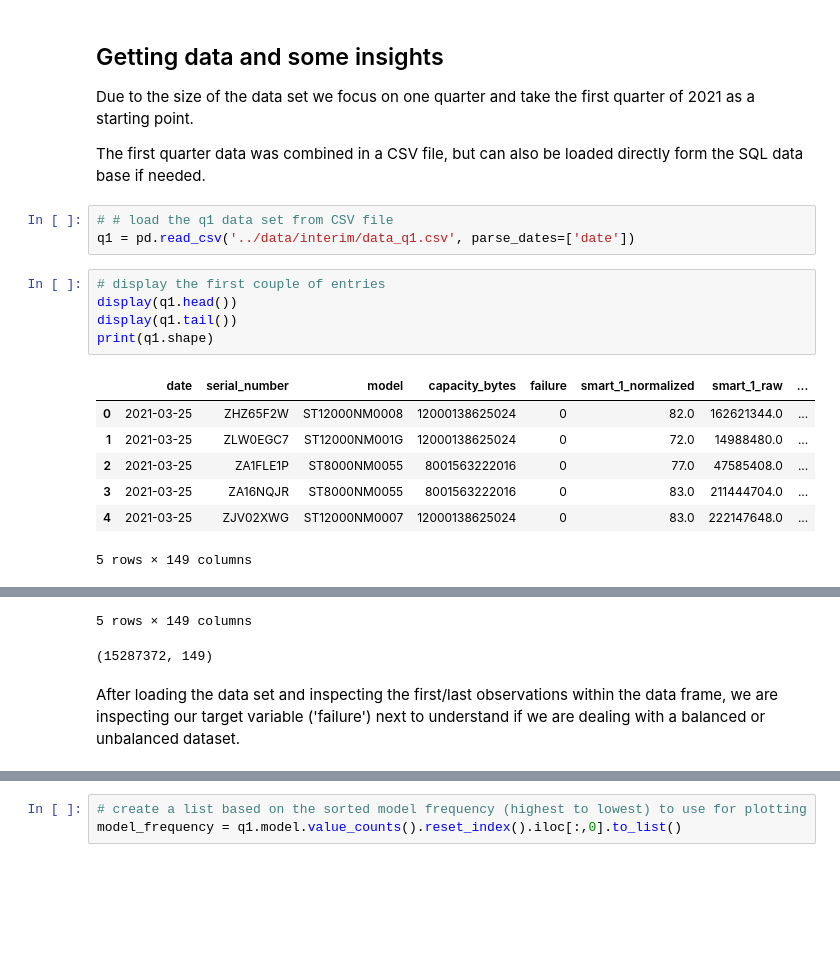
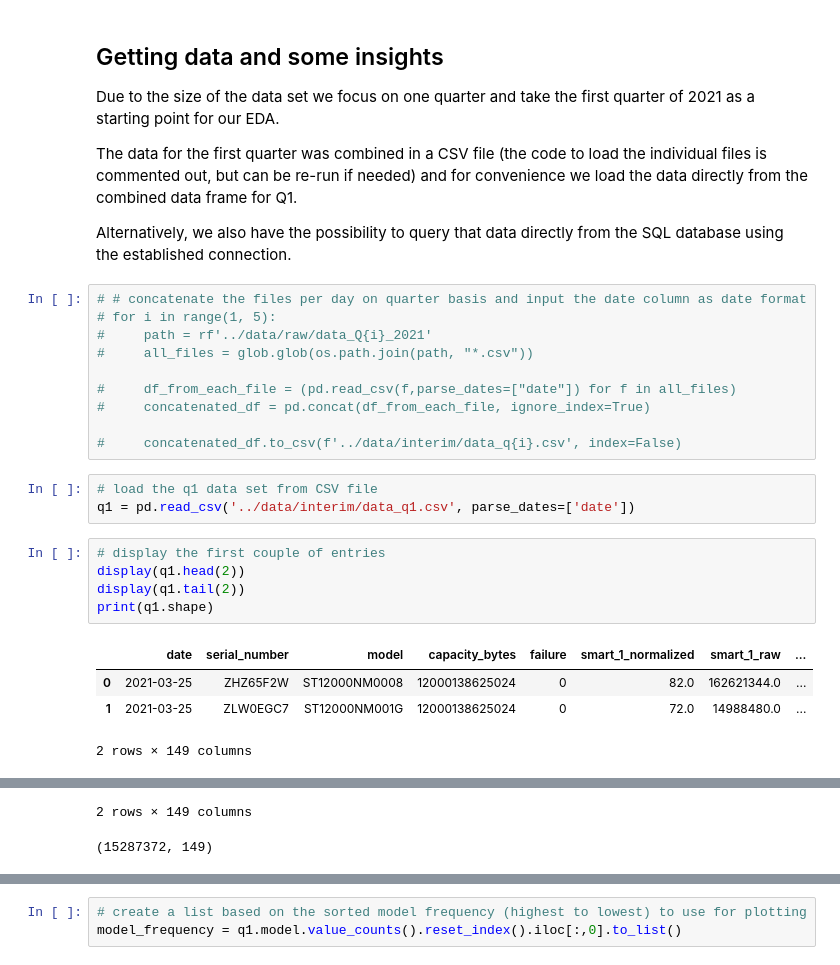
Before and after one commit to wcmphysics/DataScienceBootcamp-Capstone, a Jupyter notebook: notebooks/daniela_eda.ipynb, the cells around one changed output, grey strips where cells are left out. Drawn from its saved outputs; the diff is of its cells as text; blank space fills up the shorter version.

```diff
--- a/notebooks/daniela_eda.ipynb
+++ b/notebooks/daniela_eda.ipynb
@@ -28,23 +93,32 @@ db = create_engine(DB_STRING)
 # %% [markdown]
 ## Getting data and some insights
 
-Due to the size of the data set we focus on one quarter and take the first quarter of 2021 as a starting point.
+Due to the size of the data set we focus on one quarter and take the first quarter of 2021 as a starting point for our EDA.
 
-The first quarter data was combined in a CSV file, but can also be loaded directly form the SQL data base if needed.
+The data for the first quarter was combined in a CSV file (the code to load the individual files is commented out, but can be re-run if needed) and for convenience we load the data directly from the combined data frame for Q1.
+
+Alternatively, we also have the possibility to query that data directly from the SQL database using the established connection.
+# %%
+# # concatenate the files per day on quarter basis and input the date column as date format
+# for i in range(1, 5):
+#     path = rf'../data/raw/data_Q{i}_2021'
+#     all_files = glob.glob(os.path.join(path, "*.csv"))
+
+#     df_from_each_file = (pd.read_csv(f,parse_dates=["date"]) for f in all_files)
+#     concatenated_df = pd.concat(df_from_each_file, ignore_index=True)
+
+#     concatenated_df.to_csv(f'../data/interim/data_q{i}.csv', index=False)
 # %%
-# # load the q1 data set from CSV file
+# load the q1 data set from CSV file
 q1 = pd.read_csv('../data/interim/data_q1.csv', parse_dates=['date'])
 # %%
 # display the first couple of entries
-display(q1.head())
-display(q1.tail())
+display(q1.head(2))
+display(q1.tail(2))
 print(q1.shape)
 # %% [output]
 |  | date | serial_number | model | capacity_bytes | failure | smart_1_normalized | smart_1_raw | ... |
 | 0 | 2021-03-25 | ZHZ65F2W | ST12000NM0008 | 12000138625024 | 0 | 82.0 | 162621344.0 | ... |
 | 1 | 2021-03-25 | ZLW0EGC7 | ST12000NM001G | 12000138625024 | 0 | 72.0 | 14988480.0 | ... |
-| 2 | 2021-03-25 | ZA1FLE1P | ST8000NM0055 | 8001563222016 | 0 | 77.0 | 47585408.0 | ... |
-| 3 | 2021-03-25 | ZA16NQJR | ST8000NM0055 | 8001563222016 | 0 | 83.0 | 211444704.0 | ... |
-| 4 | 2021-03-25 | ZJV02XWG | ST12000NM0007 | 12000138625024 | 0 | 83.0 | 222147648.0 | ... |
-5 rows × 149 columns
+2 rows × 149 columns
 |  | date | serial_number | model | capacity_bytes | failure | smart_1_normalized | smart_1_raw | ... |
@@ -54,6 +125,4 @@ print(q1.shape)
 | 15287370 | 2021-03-28 | ZA13ZBCT | ST8000DM002 | 8001563222016 | 0 | 77.0 | 49613768.0 | ... |
 | 15287371 | 2021-03-28 | X0GEV9EC | WDC WUH721414ALE6L4 | 14000519643136 | 0 | 100.0 | 0.0 | ... |
-5 rows × 149 columns
+2 rows × 149 columns
 (15287372, 149)
-# %% [markdown]
-After loading the data set and inspecting the first/last observations within the data frame, we are inspecting our target variable ('failure') next to understand if we are dealing with a balanced or unbalanced dataset.
```
Also changed, not shown: parts of 36 cells of this notebook.
